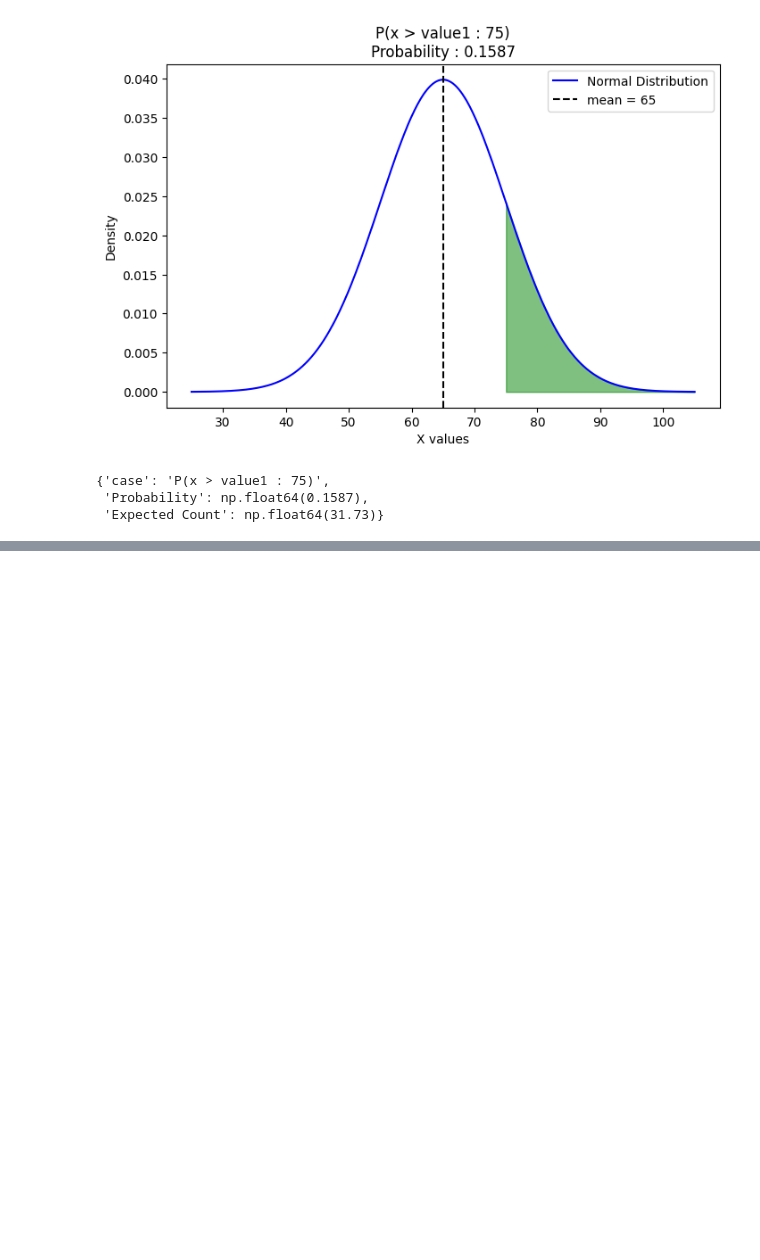
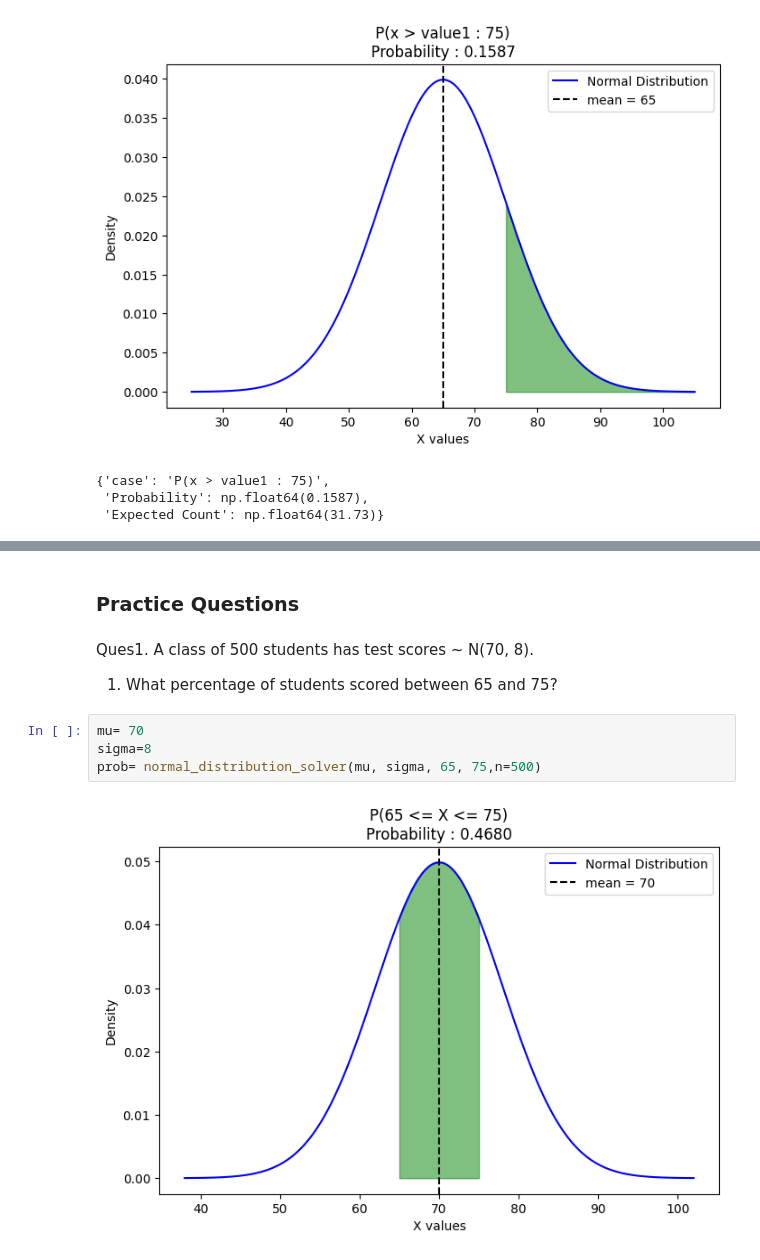
Before and after one commit to SachinSherki4/Data_Science, a Jupyter notebook: Cource_Learning/Probability_distribution_scypi/Prob_of_continous_variable/nominal_distribution.ipynb, the cells around one changed output, grey strips where cells are left out. Drawn from its saved outputs; the diff is of its cells as text; blank space fills up the shorter version.

Commit message:
prob dist 5

```diff
--- a/Cource_Learning/Probability_distribution_scypi/Prob_of_continous_variable/nominal_distribution.ipynb
+++ b/Cource_Learning/Probability_distribution_scypi/Prob_of_continous_variable/nominal_distribution.ipynb
@@ -164,0 +182,11 @@ result= normal_distribution_solver(mu,sigma, value1=None,value2=75, n=200)
+# %% [markdown]
+### Practice Questions
+# %% [markdown]
+Ques1. A class of 500 students has test scores ~ N(70, 8).
+1. What percentage of students scored between 65 and 75?
+# %%
+mu= 70
+sigma=8
+prob= normal_distribution_solver(mu, sigma, 65, 75,n=500)
+# %% [output]
+[figure, added]
```
Also changed, not shown: parts of 6 cells of this notebook, 1 other file.
